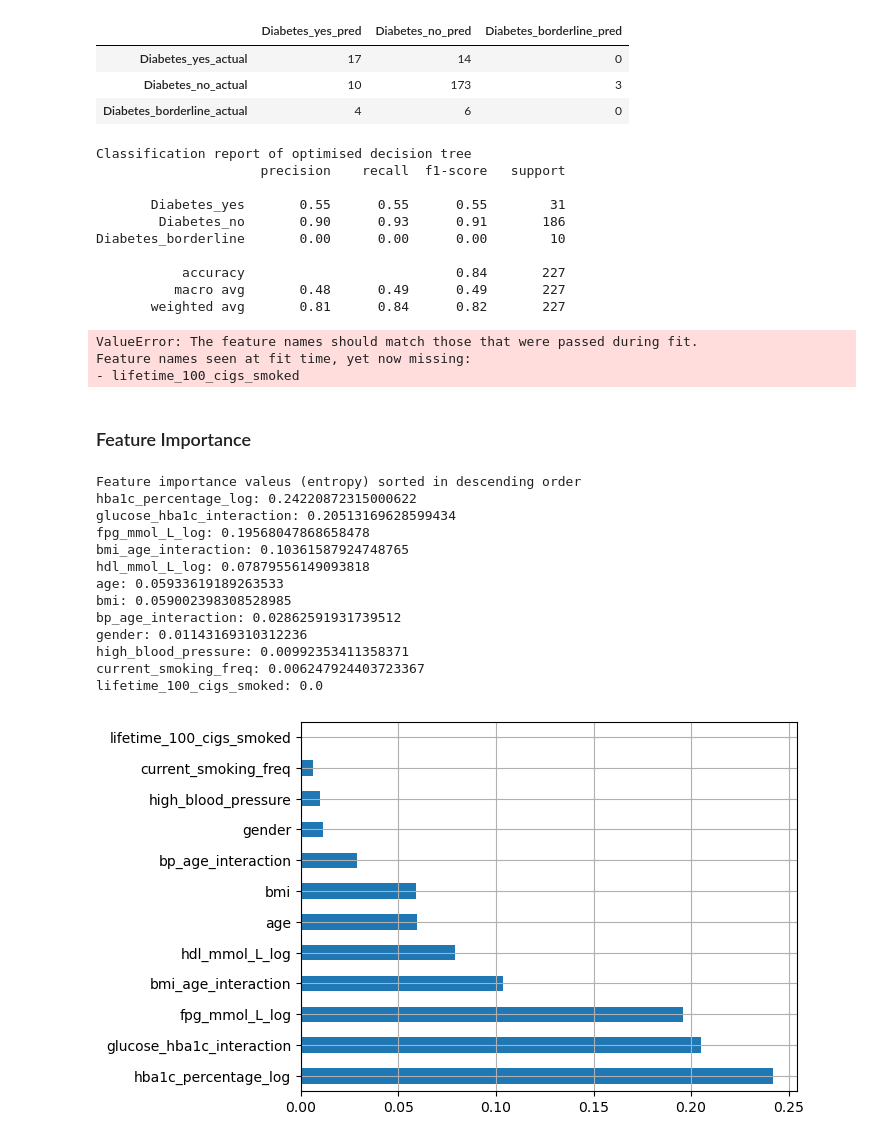
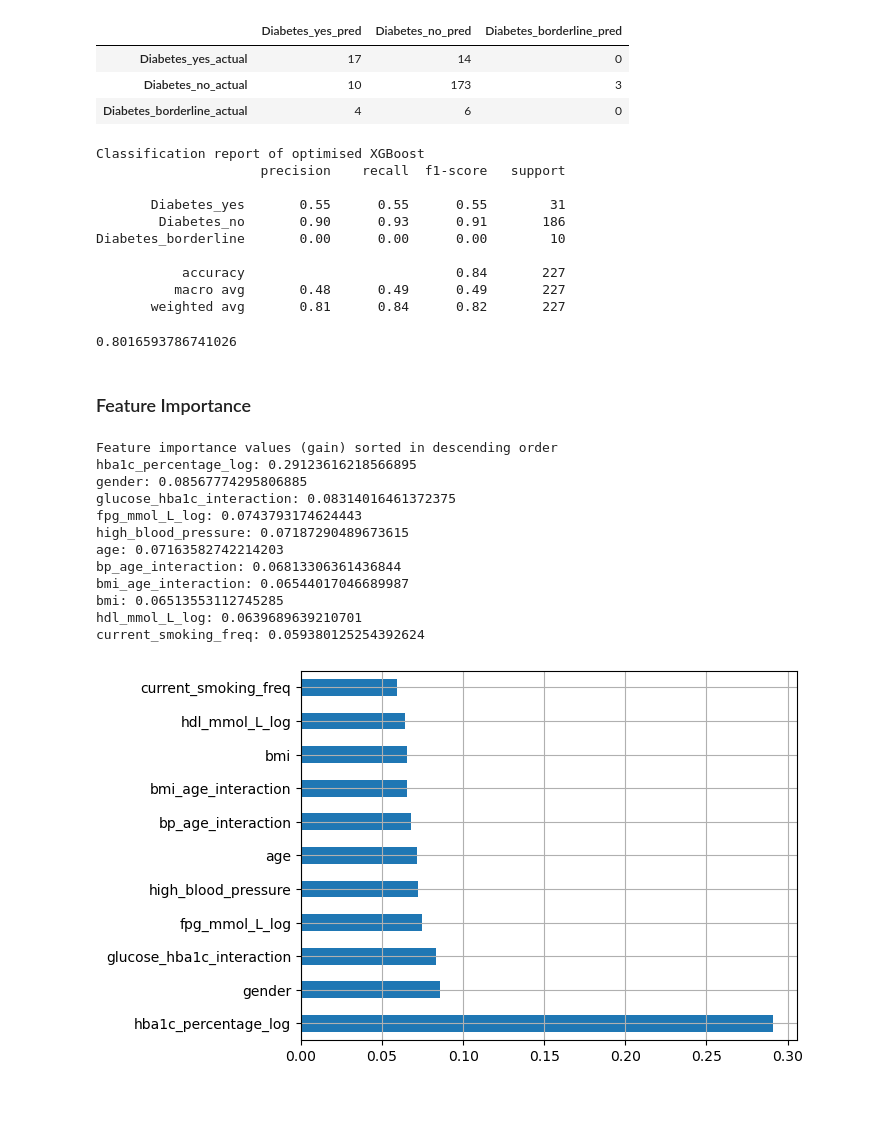
Before and after one commit to ryansoh-42/interpretable-ML-T2DM, a Jupyter notebook: notebooks/04_model_training.ipynb, the cells around one changed output. Cells and saved outputs as stored; diff of their text form; code cells hidden in the pictures; blank space fills up the shorter version.

Commit message:
XGB optimised, changes in GridSearchCV for dt and rf due to cigs feature removal

```diff
--- a/notebooks/04_model_training.ipynb
+++ b/notebooks/04_model_training.ipynb
@@ -306,9 +307,9 @@ The optimal decision tree will be built using the best hyperparameter values ide
 # %%
 # Build the optimised decision tree model
 dt_model = DecisionTreeClassifier(criterion="entropy",
-                                    max_depth=10,
+                                    max_depth=20,
                                     min_samples_split=10,
-                                    min_samples_leaf=2,
+                                    min_samples_leaf=1,
                                     class_weight=None,
                                     random_state=RANDOM_STATE
                                     )
@@ -913,7 +915,7 @@ The best hyperparameter values found using GridSearchCV are used to build the op
 # %%
 # Build the optimised random forest model
 rf_model = RandomForestClassifier(criterion="gini",
-                                    max_depth=5,
+                                    max_depth=3,
                                     min_samples_split=2,
                                     min_samples_leaf=10,
                                     n_estimators=15,
@@ -1150,13 +1151,13 @@ cnf_matrix_test_df
 # Import library to generate classification report
 from sklearn.metrics import classification_report
 
-rf_model_classfication_report = classification_report(y_test, y_pred, target_names=["Diabetes_yes", "Diabetes_no", "Diabetes_borderline"])
+xgb_model_classfication_report = classification_report(y_test, y_pred, target_names=["Diabetes_yes", "Diabetes_no", "Diabetes_borderline"])
 
 # Show classification report
 print("Classification report of optimised XGBoost")
-print(rf_model_classfication_report)
+print(xgb_model_classfication_report)
 # %% [output]
-Classification report of optimised decision tree
+Classification report of optimised XGBoost
                      precision    recall  f1-score   support
 
        Diabetes_yes       0.55      0.55      0.55        31
@@ -1169,41 +1170,38 @@ Diabetes_borderline       0.00      0.00      0.00        10
 # %%
 from sklearn.metrics import roc_auc_score
 
-y_pred_proba = rf_model.predict_proba(X_test)
+y_pred_proba = xgb_model.predict_proba(X_test)
 
-rf_model_roc_auc = roc_auc_score(y_test, y_pred_proba, average="macro", multi_class="ovr")
-print(rf_model_roc_auc)
+xgb_model_roc_auc = roc_auc_score(y_test, y_pred_proba, average="macro", multi_class="ovr")
+print(xgb_model_roc_auc)
 # %% [output]
-ValueError: The feature names should match those that were passed during fit.
-Feature names seen at fit time, yet now missing:
-- lifetime_100_cigs_smoked
+0.8016593786741026
 # %% [markdown]
 ### Feature Importance
 # %%
 # Show the entropy importance of each feature
-feature_importance = pd.Series(rf_model.feature_importances_, index=feature_cols)
+feature_importance = pd.Series(xgb_model.feature_importances_, index=feature_cols)
 
 feature_importance_sorted = feature_importance.sort_values(ascending=False)
 
-print("Feature importance valeus (entropy) sorted in descending order")
+print("Feature importance values (gain) sorted in descending order")
 
 for col, feature_val in feature_importance_sorted.items():
     print(f"{col}: {feature_val}")
 
 feature_importance_sorted.plot(kind="barh")
 plt.grid()
 # %% [output]
-Feature importance valeus (entropy) sorted in descending order
-hba1c_percentage_log: 0.24220872315000622
-glucose_hba1c_interaction: 0.20513169628599434
-fpg_mmol_L_log: 0.19568047868658478
-bmi_age_interaction: 0.10361587924748765
-hdl_mmol_L_log: 0.07879556149093818
-age: 0.05933619189263533
-bmi: 0.059002398308528985
-bp_age_interaction: 0.02862591931739512
-gender: 0.01143169310312236
-high_blood_pressure: 0.00992353411358371
-current_smoking_freq: 0.006247924403723367
-lifetime_100_cigs_smoked: 0.0
+Feature importance values (gain) sorted in descending order
+hba1c_percentage_log: 0.29123616218566895
+gender: 0.08567774295806885
+glucose_hba1c_interaction: 0.08314016461372375
+fpg_mmol_L_log: 0.0743793174624443
+high_blood_pressure: 0.07187290489673615
+age: 0.07163582742214203
+bp_age_interaction: 0.06813306361436844
+bmi_age_interaction: 0.06544017046689987
+bmi: 0.06513553112745285
+hdl_mmol_L_log: 0.0639689639210701
+current_smoking_freq: 0.059380125254392624
-[figure, old version]
+[figure, new version]
```
Also changed, not shown: parts of 19 cells of this notebook.
